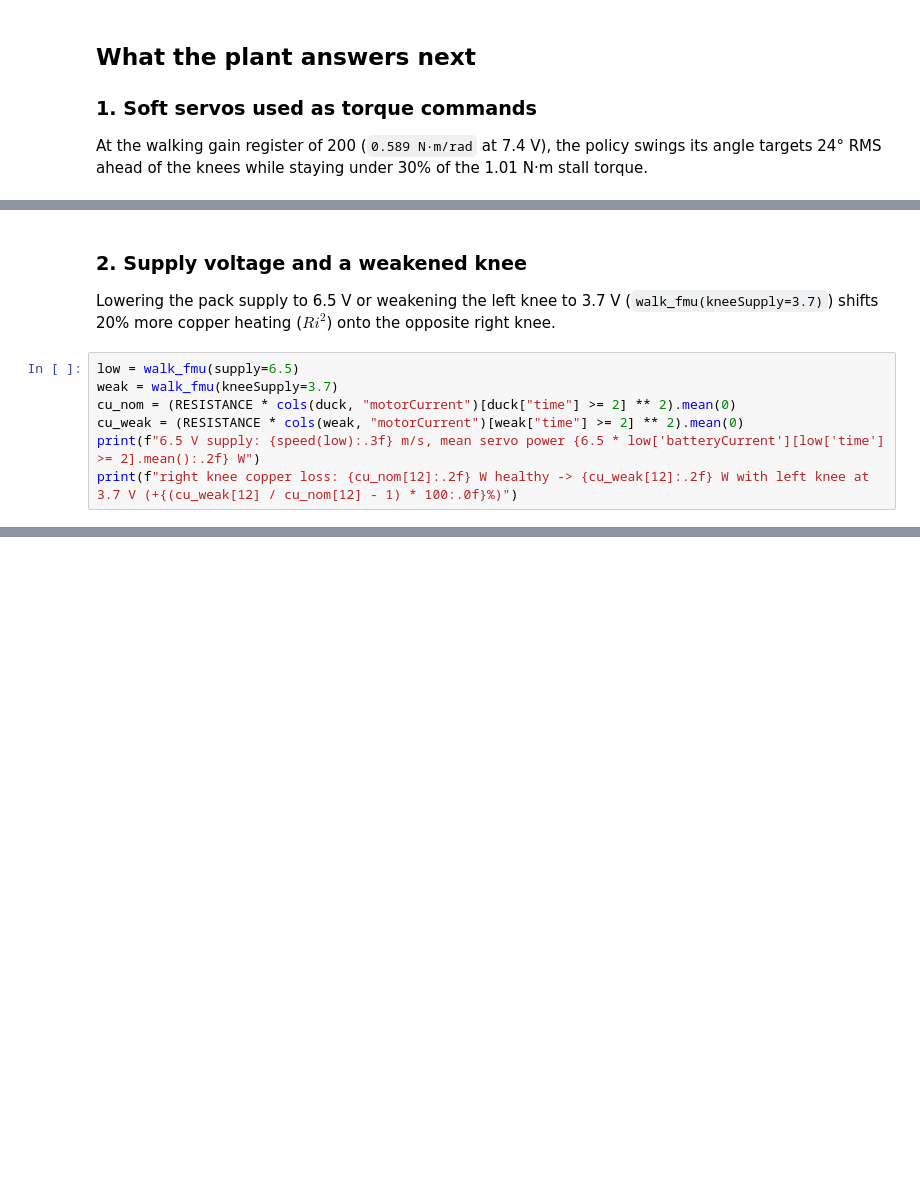
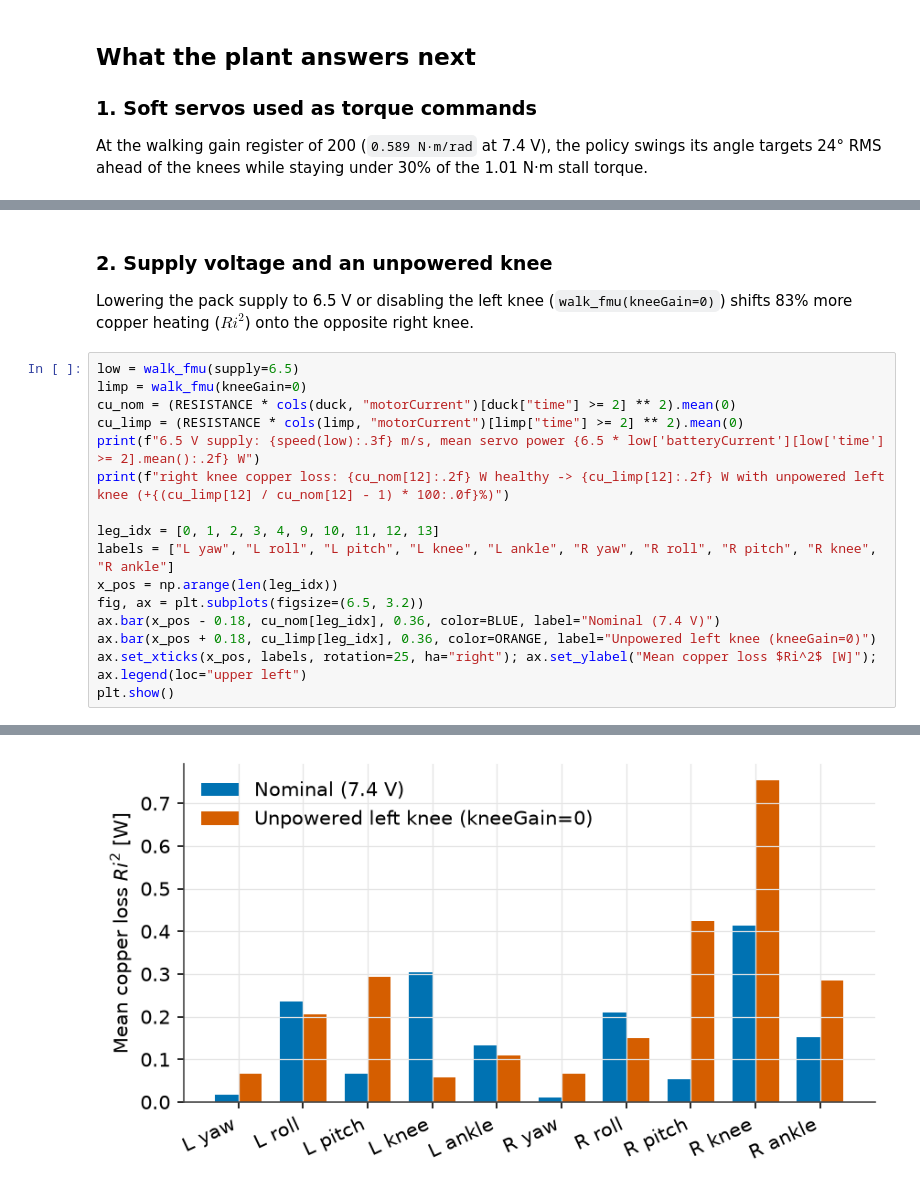
Before and after one commit to nouseng/Blogs, a Jupyter notebook: Microduck/post-1/why-modelica.ipynb, the cells around one changed output, grey strips where cells are left out. Drawn from its saved outputs; the diff is of its cells as text; blank space fills up the shorter version.

```diff
--- a/Microduck/post-1/why-modelica.ipynb
+++ b/Microduck/post-1/why-modelica.ipynb
@@ -56,13 +66,22 @@ peak servo torque: 0.26 N.m (30% of 1.01 N.m stall at 7.4 V)
 # %% [markdown]
-### 2. Supply voltage and a weakened knee
+### 2. Supply voltage and an unpowered knee
 
-Lowering the pack supply to 6.5 V or weakening the left knee to 3.7 V (`walk_fmu(kneeSupply=3.7)`) shifts 20% more copper heating ($R i^2$) onto the opposite right knee.
+Lowering the pack supply to 6.5 V or disabling the left knee (`walk_fmu(kneeGain=0)`) shifts 83% more copper heating ($R i^2$) onto the opposite right knee.
 # %%
 low = walk_fmu(supply=6.5)
-weak = walk_fmu(kneeSupply=3.7)
+limp = walk_fmu(kneeGain=0)
 cu_nom = (RESISTANCE * cols(duck, "motorCurrent")[duck["time"] >= 2] ** 2).mean(0)
-cu_weak = (RESISTANCE * cols(weak, "motorCurrent")[weak["time"] >= 2] ** 2).mean(0)
+cu_limp = (RESISTANCE * cols(limp, "motorCurrent")[limp["time"] >= 2] ** 2).mean(0)
 print(f"6.5 V supply: {speed(low):.3f} m/s, mean servo power {6.5 * low['batteryCurrent'][low['time'] >= 2].mean():.2f} W")
-print(f"right knee copper loss: {cu_nom[12]:.2f} W healthy -> {cu_weak[12]:.2f} W with left knee at 3.7 V (+{(cu_weak[12] / cu_nom[12] - 1) * 100:.0f}%)")
+print(f"right knee copper loss: {cu_nom[12]:.2f} W healthy -> {cu_limp[12]:.2f} W with unpowered left knee (+{(cu_limp[12] / cu_nom[12] - 1) * 100:.0f}%)")
+
+leg_idx = [0, 1, 2, 3, 4, 9, 10, 11, 12, 13]
+labels = ["L yaw", "L roll", "L pitch", "L knee", "L ankle", "R yaw", "R roll", "R pitch", "R knee", "R ankle"]
+x_pos = np.arange(len(leg_idx))
+fig, ax = plt.subplots(figsize=(6.5, 3.2))
+ax.bar(x_pos - 0.18, cu_nom[leg_idx], 0.36, color=BLUE, label="Nominal (7.4 V)")
+ax.bar(x_pos + 0.18, cu_limp[leg_idx], 0.36, color=ORANGE, label="Unpowered left knee (kneeGain=0)")
+ax.set_xticks(x_pos, labels, rotation=25, ha="right"); ax.set_ylabel("Mean copper loss $Ri^2$ [W]"); ax.legend(loc="upper left")
+plt.show()
 # %% [output]
 6.5 V supply: 0.129 m/s, mean servo power 2.02 W
@@ -69,0 +89 @@ right knee copper loss: 0.41 W healthy -> 0.41 W with left knee at 3.7 V (+0%)
+[figure, added]
```
Also changed, not shown: parts of 2 cells of this notebook, 5 other files.
